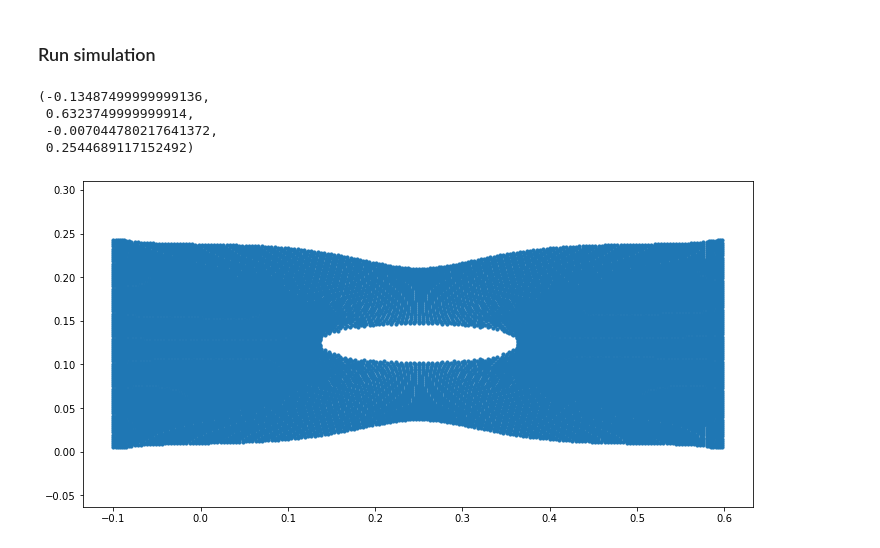
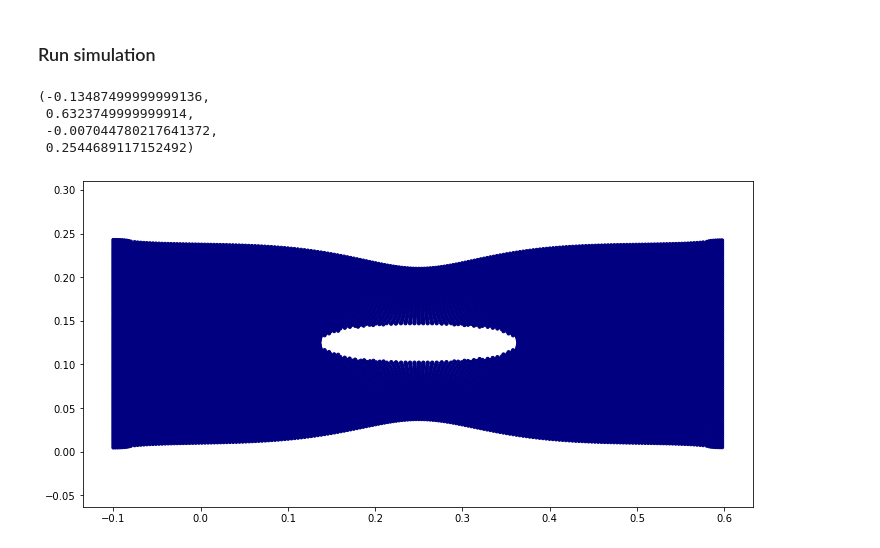
Before and after one commit to geonamsoil/LearnPeridynamics, a Jupyter notebook: simulation.ipynb, the cells around one changed output. Drawn from its saved outputs; the diff is of its cells as text; code cells hidden in the pictures.

```diff
--- a/simulation.ipynb
+++ b/simulation.ipynb
@@ -279,26 +324,30 @@ def run_simulation(filename, dt, n_time_steps, damping, applied_displacement):
                                       dt, input_file['bc_flag'], displacement_increment,
                                       input_file['bc_unit_vector'])
 
-    return input_file['x'], u
+
+    node_damage = calculate_node_damage(input_file['x'], input_file['bondlist'],
+                                        d, input_file['n_family_members'])
+
+    return input_file['x'], u, node_damage
 # %%
 dt = 1e-8
 n_time_steps = 50000
 damping = 0
 applied_displacement = 1e-3
 
-x, u = run_simulation('2D_plate.h5', dt, n_time_steps, damping, applied_displacement)
+x, u, node_damage = run_simulation('2D_plate.h5', dt, n_time_steps, damping, applied_displacement)
 # %%
 # %matplotlib notebook
 fig = plt.figure(figsize=(12,6))
 ax = fig.add_subplot(111)
 dsf = 100  # displacement scale factor
 x_coords = x[:,0] + (u[:,0] * dsf)
 y_coords = x[:,1] + (u[:,1] * dsf)
-ax.scatter(x_coords, y_coords, s=10)
+ax.scatter(x_coords, y_coords, s=10, c=node_damage, cmap='jet')
 plt.axis('equal')
 # %% [output]
 (-0.13487499999999136,
  0.6323749999999914,
  -0.007044780217641372,
  0.2544689117152492)
-[figure, old version]
+[figure, new version]
```
Also changed, not shown: parts of 2 cells of this notebook.
